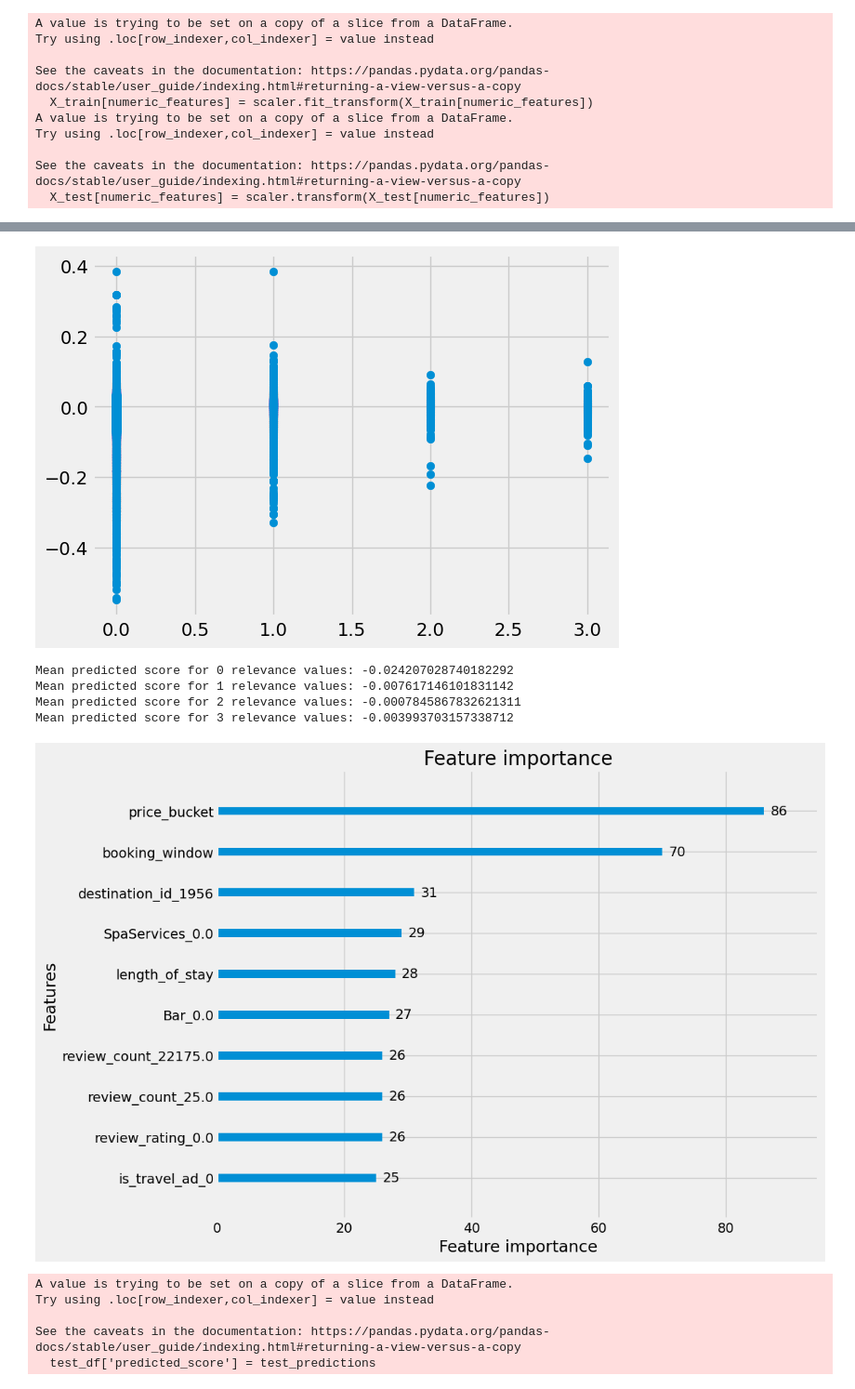
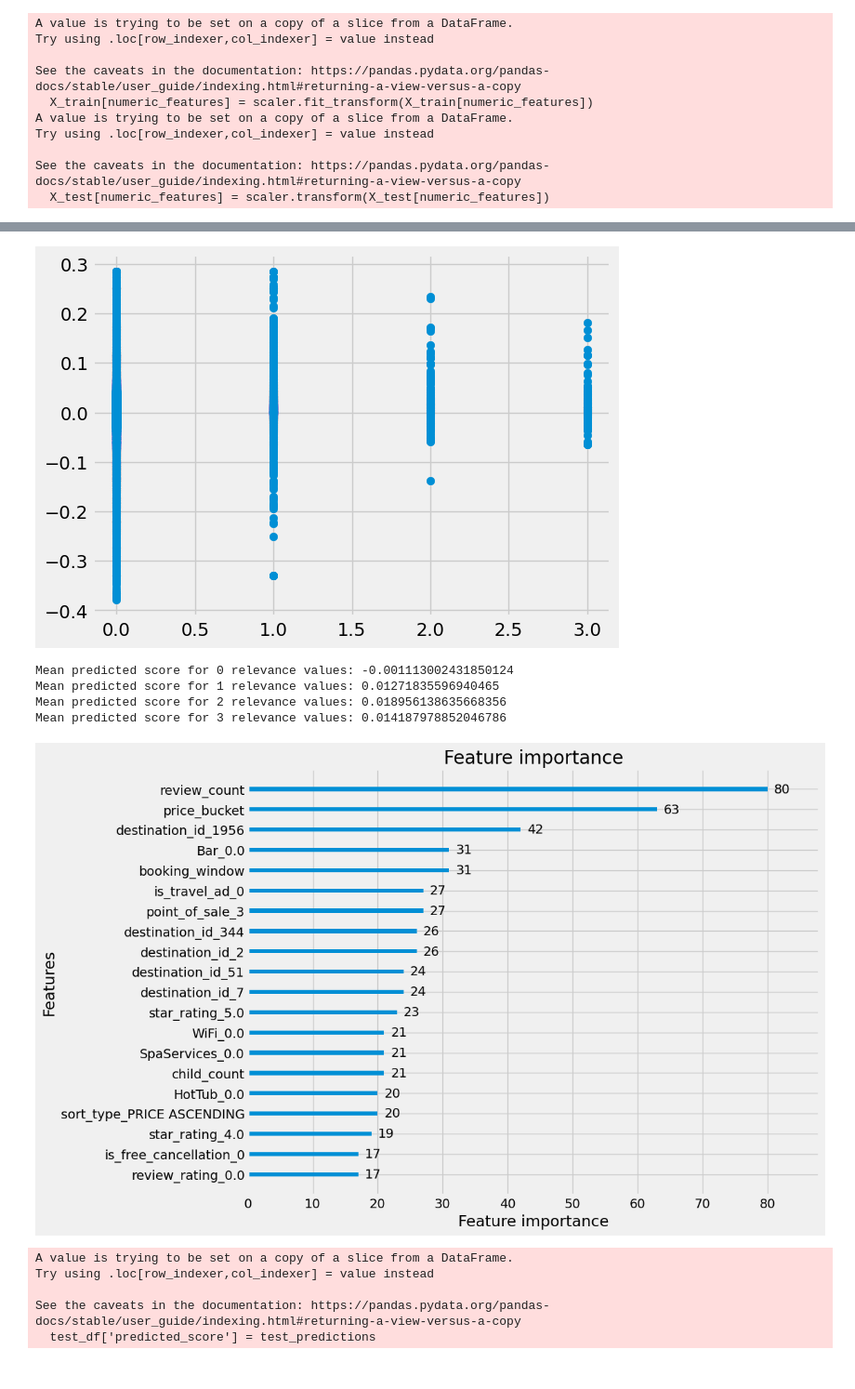
Before and after one commit to kusharma/Expedia-RecTour-Ranking, a Jupyter notebook: notebooks/NN_Model.ipynb, the cells around one changed output, grey strips where cells are left out. Shown at 93% size. Cells and saved outputs as stored; diff of their text form; code cells hidden in the pictures.

Commit message:
NN/LGBM Model

```diff
--- a/notebooks/NN_Model.ipynb
+++ b/notebooks/NN_Model.ipynb
@@ -790,8 +790,11 @@ Index(['search_id', 'point_of_sale', 'geo_location_country', 'is_mobile',
 # %%
 
 object_col = ['point_of_sale', 'geo_location_country', 'is_mobile', 'destination_id','sort_type', 'search_day_of_week','search_hour_of_day', 'checkin_day', 'checkout_day', 'is_travel_ad',
-              'review_rating','review_count','star_rating','is_free_cancellation', 'is_drr', 'AirConditioning', 'AirportTransfer', 'Bar', 'FreeAirportTransportation', 'FreeBreakfast', 'FreeParking', 'FreeWiFi',
+              'review_rating','star_rating','is_free_cancellation', 'is_drr', 'AirConditioning', 'AirportTransfer', 'Bar', 'FreeAirportTransportation', 'FreeBreakfast', 'FreeParking', 'FreeWiFi',
               'Gym', 'HighSpeedInternet', 'HotTub', 'LaundryFacility', 'Parking', 'PetsAllowed', 'PrivatePool', 'SpaServices', 'SwimmingPool', 'SpaServices', 'WasherDryer', 'WiFi']
 
 for i in object_col:
   X_train_t[i]=X_train_t[i].astype('object')
+
+  for i in object_col:
+  X_test_t[i]=X_test_t[i].astype('object')
@@ -941,29 +916,30 @@ plt.style.use('fivethirtyeight')
 plt.scatter(y_test_df["relevance_score"], y_test_df["predicted_ranking"])
 plt.show()
 # %% [output]
-[figure, old version]
+[figure, new version]
 # %%
 print('Mean predicted score for 0 relevance values:',np.mean(y_test_df[y_test_df['relevance_score'] == 0]['predicted_ranking']))
 print('Mean predicted score for 1 relevance values:',np.mean(y_test_df[y_test_df['relevance_score'] == 1]['predicted_ranking']))
 print('Mean predicted score for 2 relevance values:',np.mean(y_test_df[y_test_df['relevance_score'] == 2]['predicted_ranking']))
 print('Mean predicted score for 3 relevance values:',np.mean(y_test_df[y_test_df['relevance_score'] == 3]['predicted_ranking']))
 # %% [output]
-Mean predicted score for 0 relevance values: -0.024207028740182292
-Mean predicted score for 1 relevance values: -0.007617146101831142
-Mean predicted score for 2 relevance values: -0.0007845867832621311
-Mean predicted score for 3 relevance values: -0.003993703157338712
+Mean predicted score for 0 relevance values: -0.001113002431850124
+Mean predicted score for 1 relevance values: 0.01271835596940465
+Mean predicted score for 2 relevance values: 0.018956138635668356
+Mean predicted score for 3 relevance values: 0.014187978852046786
-# %%
-column_names = []
-for i in [691,693,700,1329,1423,4,1447,608,5,6]:
-  column_names.append(X_train_2.columns[i])
+# %%
+
+column_names = []
+for i in [694,707,704,642,729,1,739,745,705,145,189,140,415,10,692,5,715,609,7,6]:
+  column_names.append(X_train_2.columns[i])
 # %%
 fig, ax = plt.subplots(figsize=(10, 8))
 plt.style.use('fivethirtyeight')
-lgb.plot_importance(ranker_model, max_num_features=10, ax=ax)
+lgb.plot_importance(ranker_model, max_num_features=20, ax=ax)
 ax.set_yticklabels(column_names)
 plt.show()
 # %% [output]
-[figure, old version]
+[figure, new version]
 # %%
 test_df['predicted_score'] = test_predictions
 # %% [output]
```
Also changed, not shown: parts of 68 cells of this notebook.
